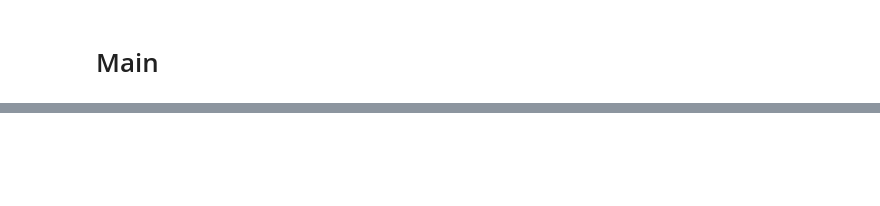
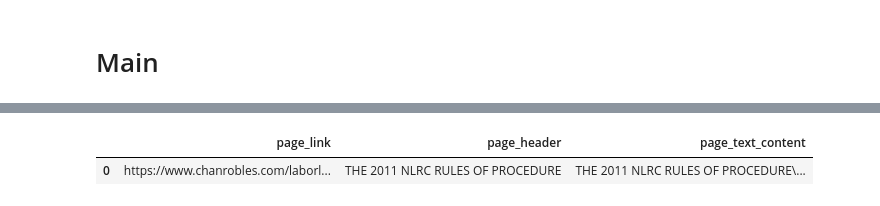
Before and after one commit to 08Aristodemus24/RS-for-labor-related-cases, a Jupyter notebook: data_etl_scripts/NLRC.ipynb, the cells around one changed output, grey strips where cells are left out. Saved outputs shown, nothing was run; the diff lists cells and outputs as text; code cells hidden in the pictures; blank space fills up the shorter version.

```diff
--- a/data_etl_scripts/NLRC.ipynb
+++ b/data_etl_scripts/NLRC.ipynb
@@ -71,0 +75,5 @@ Backtrace:
+# %%
+page_details
+# %% [output]
+|  | page_link | page_header | page_text_content |
+| 0 | https://www.chanrobles.com/laborl... | THE 2011 NLRC RULES OF PROCEDURE | THE 2011 NLRC RULES OF PROCEDURE\... |
```
Also changed, not shown: parts of 12 cells of this notebook, 5 other files.
